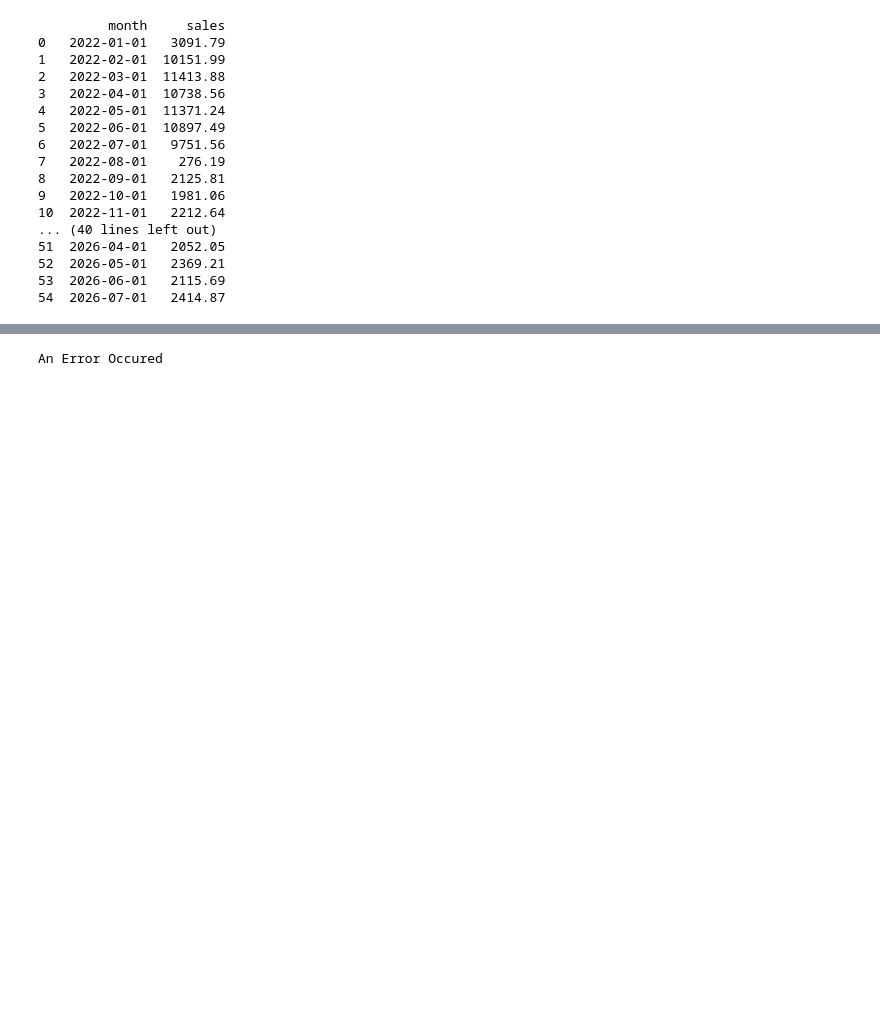
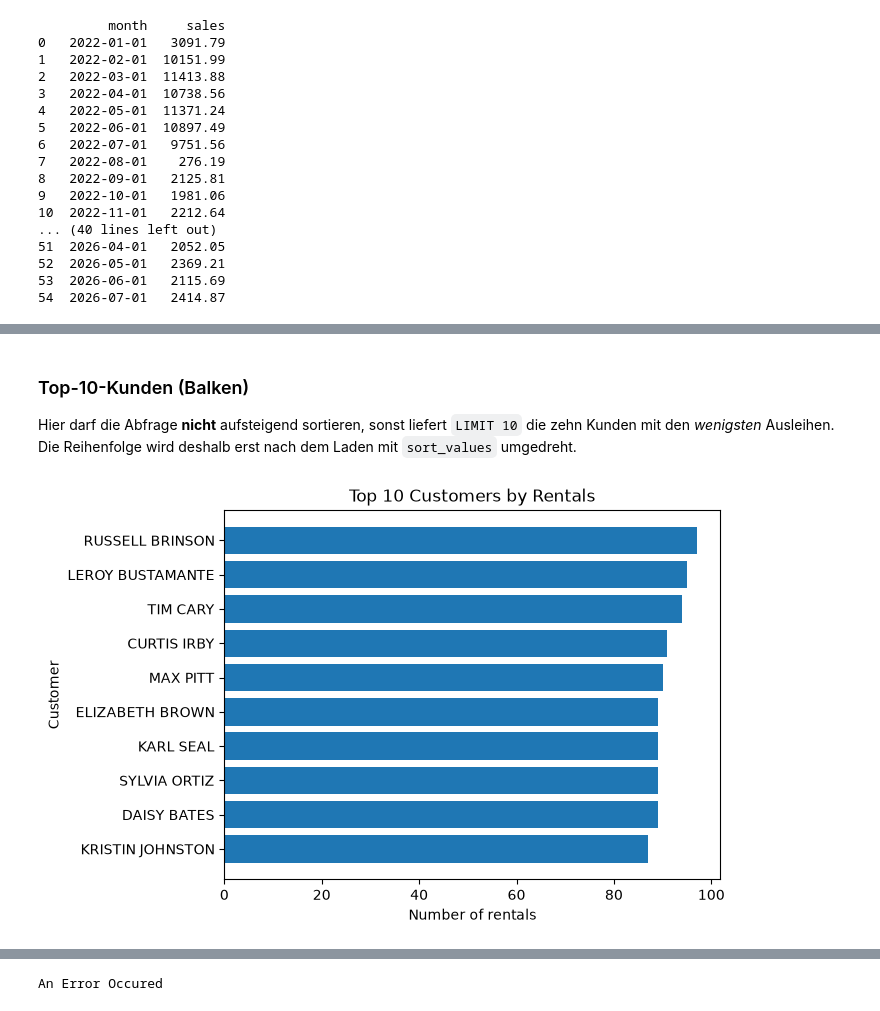
Before and after one commit to Wolfgamer1704/notebooks, a Jupyter notebook: Public/SQLxPython/Roadmap.ipynb, the cells around one changed output, grey strips where cells are left out. Saved outputs shown, nothing was run; the diff lists cells and outputs as text; code cells hidden in the pictures; blank space fills up the shorter version.

```diff
--- a/Public/SQLxPython/Roadmap.ipynb
+++ b/Public/SQLxPython/Roadmap.ipynb
@@ -171,0 +206,26 @@ def get_percent(value, full):
+# %%
+def get_top_customers_by_rentals(customer_count):
+    """
+    Liefert die Kunden mit den meisten Ausleihen, absteigend sortiert.
+
+    Parameter:
+        customer_count -- Anzahl der Kunden im Ergebnis (LIMIT)
+
+    Rückgabe:
+        DataFrame mit den Spalten name, surname, lends (Anzahl Ausleihen)
+    """
+    query = sqlalchemy.text("""
+        SELECT
+            customer.first_name AS name,
+            customer.last_name AS surname,
+            count(rental.rental_id) AS lends
+        FROM customer
+        JOIN rental ON rental.customer_id = customer.customer_id
+        GROUP BY
+            customer.customer_id,
+            customer.last_name,
+            customer.first_name
+        ORDER BY lends DESC
+        LIMIT :limit
+    """)
+    return pandas.read_sql(query, pagila, params={"limit": customer_count})
@@ -436,0 +571,15 @@ with pagila.begin() as connection:
+# %% [markdown]
+### Top-10-Kunden (Balken)
+
+Hier darf die Abfrage **nicht** aufsteigend sortieren, sonst liefert `LIMIT 10` die zehn Kunden mit den *wenigsten* Ausleihen. Die Reihenfolge wird deshalb erst nach dem Laden mit `sort_values` umgedreht.
+# %%
+top_customers = get_top_customers_by_rentals(10).sort_values("lends")
+customer_names = top_customers["name"] + " " + top_customers["surname"]
+
+plotter.barh(customer_names, top_customers["lends"])
+plotter.title("Top 10 Customers by Rentals")
+plotter.xlabel("Number of rentals")
+plotter.ylabel("Customer")
+plotter.show()
+# %% [output]
+[figure, added]
```
Also changed, not shown: parts of 154 cells of this notebook, 1 other file.
